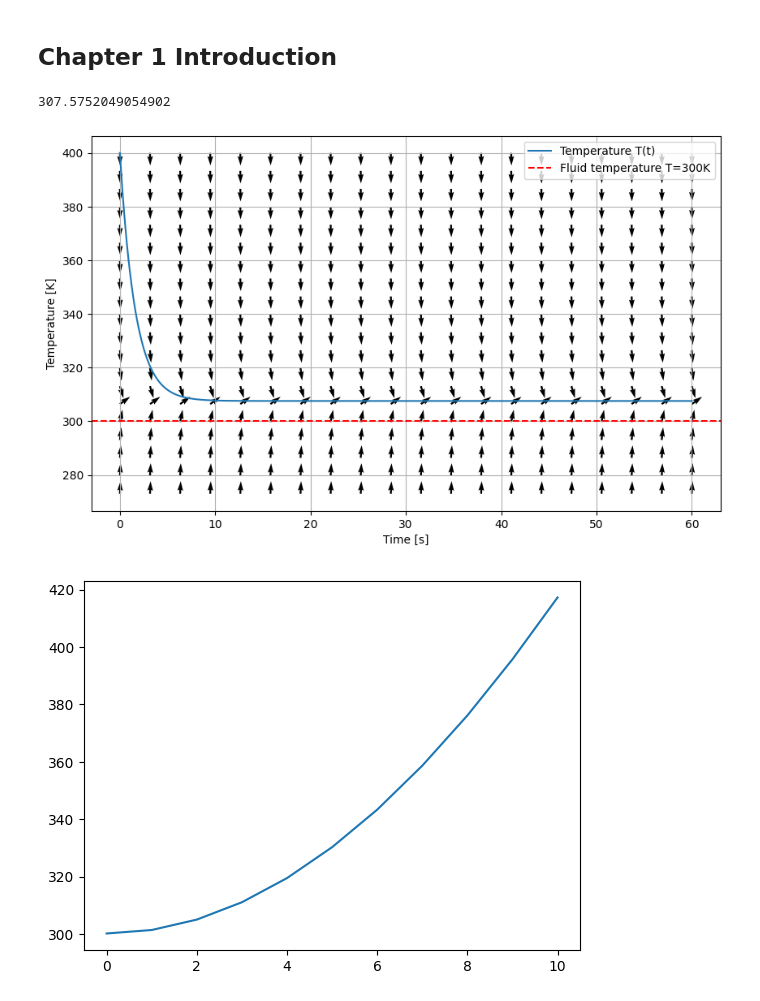
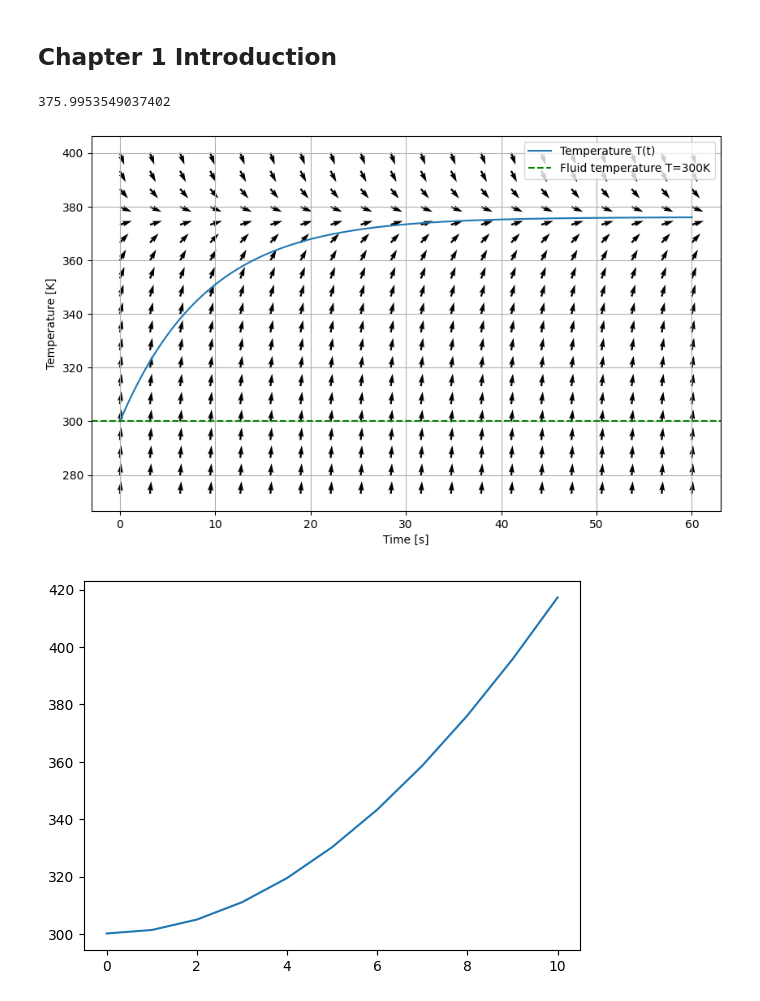
Before and after one commit to Luis-Condor/heat-transfer, a Jupyter notebook: ch_1.ipynb, the cells around one changed output. Cells and saved outputs as stored; diff of their text form; code cells hidden in the pictures.

```diff
--- a/ch_1.ipynb
+++ b/ch_1.ipynb
@@ -102,38 +203,42 @@ def dT_dt_gen_solver(t_surf, t):
 # %%
+# Compute dT/dt
+time_max        = 60
+grid_time       = np.linspace(0,time_max,20)
+grid_t_surf     = np.linspace(273,400,20)
+grid_t_surf, grid_time = np.meshgrid(grid_t_surf, grid_time)
+dT_dt           = dT_dt_solver_with_gen(grid_t_surf, grid_time)
 
-# Compute dT/dt
-time_max    = 60
-grid_t      = np.linspace(0,time_max,20)
-grid_temp   = np.linspace(273,400,20)
-t_surf_grid, grid_t = np.meshgrid(grid_temp, grid_t)
-dT_dt = dT_dt_gen_solver(t_surf_grid, grid_t)
 # Normalize vectors
 u = 1
 v = dT_dt
 magnitude = np.sqrt(u**2 + v**2)
 u_norm = u / magnitude
 v_norm = v / magnitude
 
+# Get a particular solution for the ODE
 t_solver    = np.linspace(0, time_max, 400)
-t_surf0     = 400                   # Initial condition
-t_surf_sol  = odeint(dT_dt_gen_solver, y0=t_surf0, t=t_solver)
+t_surf0     = 300       # Initial condition
+#t_surf_sol  = odeint(dT_dt_solver, y0=t_surf0, t=t_solver)
+t_surf_sol  = odeint(dT_dt_solver_with_gen, y0=t_surf0, t=t_solver)
+
 t_surf_sol.T[0]
 print(max(t_surf_sol[-1]))
-
 
 # Plot vector field
 plt.figure(figsize=(10,6))
 plt.plot(t_solver, t_surf_sol,label='Temperature T(t)')
-plt.axhline(y=t_fluid, color='red', linestyle='--', label=f'Fluid temperature T={t_fluid}K')
+
+plt.axhline(y=T_inf, color='green', linestyle='--', label=f'Fluid temperature T={T_inf}K')
+
 plt.xlabel('Time [s]')
 plt.ylabel('Temperature [K]')
-plt.quiver(grid_t, t_surf_grid, u_norm, v_norm, scale=50)
+plt.quiver(grid_time, grid_t_surf, u_norm, v_norm, scale=50)
 plt.grid(True)
 plt.legend()
 plt.show()
 # %% [output]
-307.5752049054902
+375.9953549037402
-[figure, old version]
+[figure, new version]
 # %%
 curr_list = [0, 1, 2, 3, 4, 5, 6, 7, 8 , 9, 10]
 t_list = [300.15, 301.36, 304.99, 311.03, 319.45, 330.22, 343.29, 358.62, 376.11, 395.69, 417.23]
```
Also changed, not shown: parts of 7 cells of this notebook.
